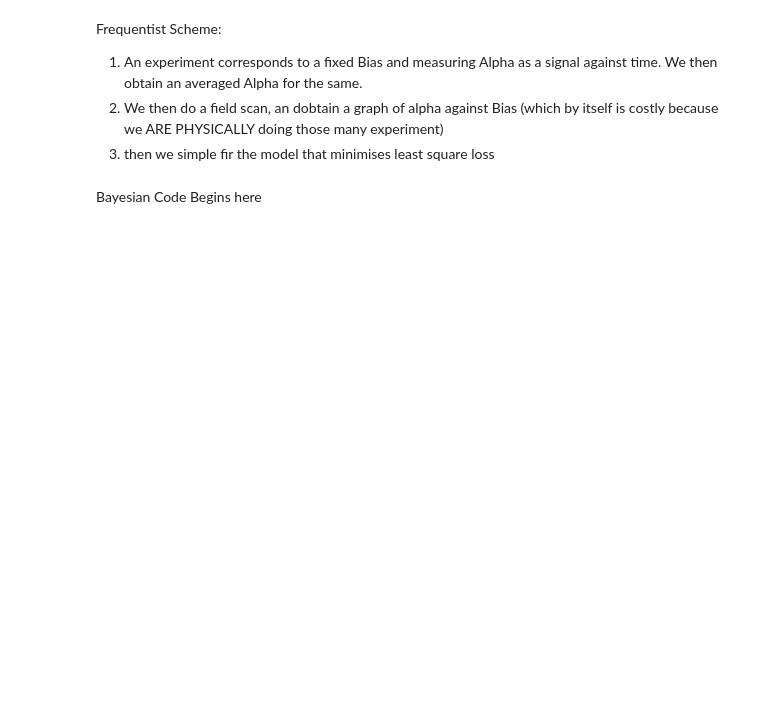
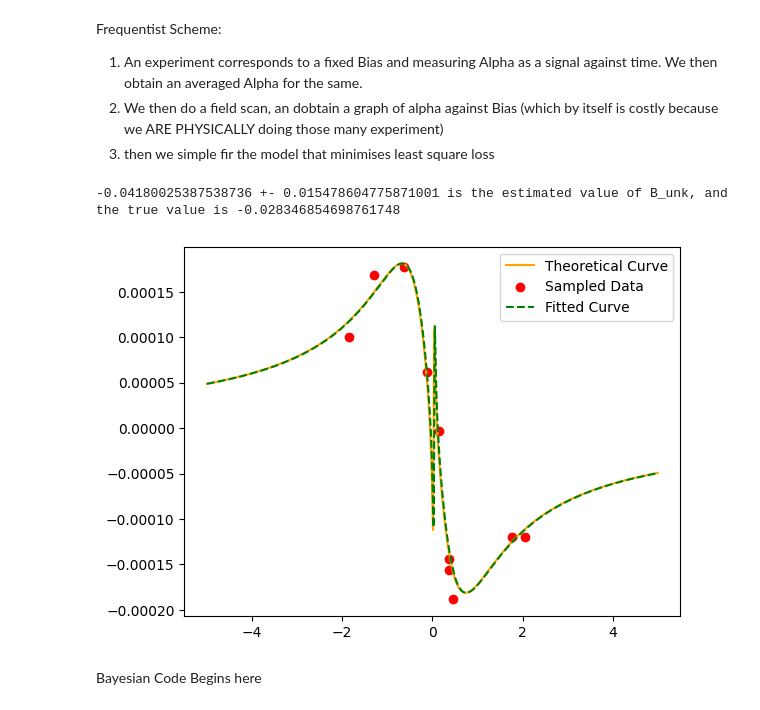
Before and after one commit to apranav22/bayesian_nmor, a Jupyter notebook: toy_bayesian_model.ipynb, the cells around one changed output. Cells and saved outputs as stored; diff of their text form; code cells hidden in the pictures; blank space fills up the shorter version.

```diff
--- a/toy_bayesian_model.ipynb
+++ b/toy_bayesian_model.ipynb
@@ -107,68 +96,38 @@ Frequentist Scheme:
 2.   We then do a field scan, an dobtain a graph of alpha against Bias (which by itself is costly because we ARE PHYSICALLY doing those many experiment)
 3. then we  simple fir the model that minimises least square loss
 # %%
-def MLE(B_unk, B_bias, sigma=2e-5, Test=0, num_samples=10):
+def MLE(B_unk, B_bias,  sigma = 2e-5):
     B_tot = B_unk + B_bias
     alpha_vals = alpha_th(B_tot)
     alpha_exp_vals = alpha_exp(alpha_vals, sigma)
-    indices = np.where(alpha_vals <= 1e-21)
-    # I've made this change so that the points are somewhat uniformly sampled around the sensitive points and not randomly at the tails
-    # TODO add possible multiple alphas for each experimental run
-    # TODO instead of uniform sampling, do weighted sampling based on sensitivity
-    # TODO instead of uniform sampling, do gaussian sampling around zero point of the distribution
-
-    i = indices[0][0]
-    samples = np.random.uniform(
-        # i - (B_bias.size // 4), i + (B_bias.size // 4), num_samples
-        0, B_bias.size-1, num_samples,
-    )
+    num_samples = 10
+    samples = np.random.uniform(B_bias.size//4, 3*B_bias.size//4, num_samples) #generates 10 random numbers for 10 sample indices from entire range of B_bias
     samples = np.round(samples).astype(int)
     B_bias_samples = B_bias[samples]
     alpha_vals_exp_samples = alpha_exp_vals[samples]
-    if SHOW_PLOTS:
-        plt.plot(B_bias, alpha_vals, label="Theoretical Curve", color="orange")
-        plt.scatter(
-            B_bias_samples, alpha_vals_exp_samples, label="Sampled Data", color="red"
-        )
+    plt.plot(B_bias, alpha_vals, label="Theoretical Curve", color="orange")
+    plt.scatter(B_bias_samples, alpha_vals_exp_samples, label="Sampled Data", color="red")
     from scipy.optimize import curve_fit
-
     def alpha_model(B_total, B_unk_fit):
         B_tot_fit = B_unk_fit + B_total
         return alpha_th(B_tot_fit)
-
-    initial_guess = [0.0]
+    initial_guess = [0.0, ]
     popt, pcov = curve_fit(
         alpha_model,
         B_bias_samples,
         alpha_vals_exp_samples,
         p0=initial_guess,
     )
     B_est_MLE = popt[0]
-    print(
-        popt[0],
-        "+-",
-        pcov[0][0] ** 0.5,
-        "is the MLE-estimated value of B_unk, and the true value is",
-        B_unk,
-    )
+    print(popt[0], '+-', pcov[0][0]**0.5,  'is the estimated value of B_unk, and the true value is', B_unk)
+    plt.plot(B_bias, alpha_model(B_bias, *popt), color="green", linestyle="--", label="Fitted Curve")
+    plt.legend()
+    return popt[0], pcov[0][0]**0.5
 
-    new_dir = "Tests/Test_{Test}".format(Test=Test)
-    os.makedirs(new_dir, exist_ok=True)
-    save_path = os.path.join(new_dir, f"MLE Output for True B{Test}.png".format(Test))
-    if SHOW_PLOTS:
-        plt.plot(
-            B_bias,
-            alpha_model(B_bias, *popt),
-            color="green",
-            linestyle="--",
-            label="Fitted Curve",
-        )
-        plt.xlabel("B_bias")
-        plt.ylabel("Measured alpha")
-        plt.title("MLE Output for True B:" + str(popt[0]) + "+-" + str(pcov[0][0] ** 0.5))
-        plt.legend()
-        plt.savefig(save_path)
-    return popt[0], pcov[0][0] ** 0.5
+Mean, StdDev = MLE(B_unk, B_bias, sigma)
+# %% [output]
+-0.04180025387538736 +- 0.015478604775871001 is the estimated value of B_unk, and the true value is -0.028346854698761748
+[figure, added]
 # %% [markdown]
 Bayesian Code Begins here
 # %%
```
Also changed, not shown: parts of 21 cells of this notebook, 16 other files.
